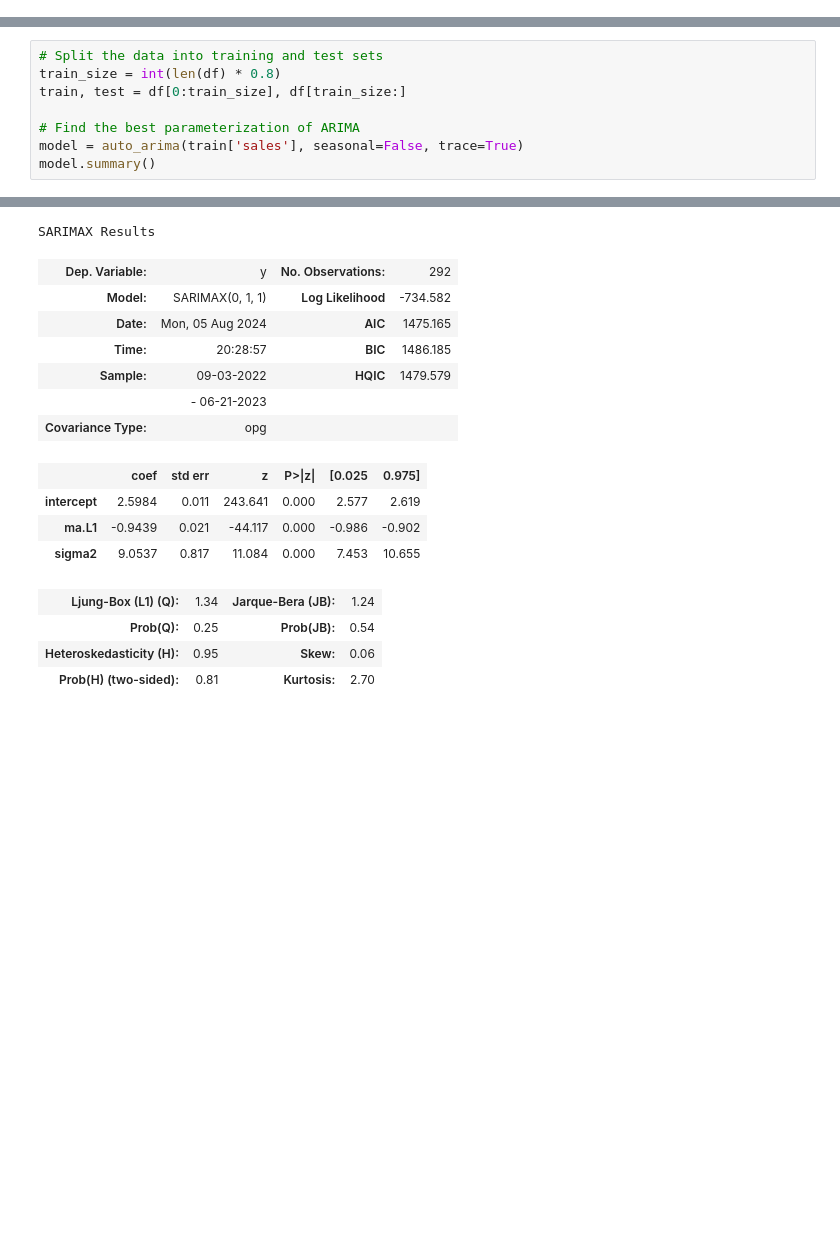
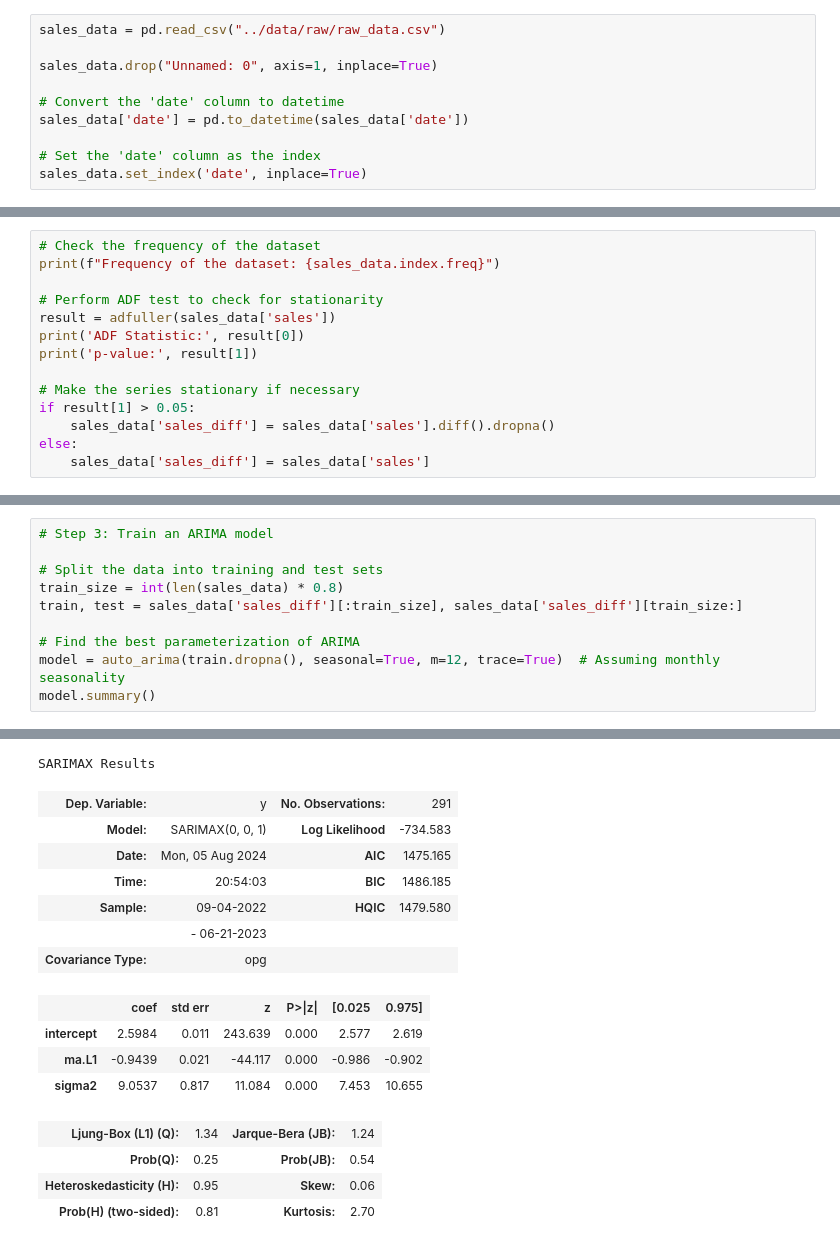
Before and after one commit to Valaery/Time-Series-Forecasting-Project, a Jupyter notebook: src/explore.ipynb, the cells around one changed output, grey strips where cells are left out. Drawn from its saved outputs; the diff is of its cells as text; blank space fills up the shorter version.

Commit message:
attempted sarima and descomposition

```diff
--- a/src/explore.ipynb
+++ b/src/explore.ipynb
@@ -40 +10,11 @@ df
+# %%
+sales_data = pd.read_csv("../data/raw/raw_data.csv")
+
+sales_data.drop("Unnamed: 0", axis=1, inplace=True)
+
+# Convert the 'date' column to datetime
+sales_data['date'] = pd.to_datetime(sales_data['date'])
+
+# Set the 'date' column as the index
+sales_data.set_index('date', inplace=True)
 # %%
@@ -74,0 +31,14 @@ p-value: 0.9861899815311063
+# %%
+# Check the frequency of the dataset
+print(f"Frequency of the dataset: {sales_data.index.freq}")
+
+# Perform ADF test to check for stationarity
+result = adfuller(sales_data['sales'])
+print('ADF Statistic:', result[0])
+print('p-value:', result[1])
+
+# Make the series stationary if necessary
+if result[1] > 0.05:
+    sales_data['sales_diff'] = sales_data['sales'].diff().dropna()
+else:
+    sales_data['sales_diff'] = sales_data['sales']
@@ -75,10 +60,12 @@ p-value: 0.9861899815311063
 # %%
+# Step 3: Train an ARIMA model
+
 # Split the data into training and test sets
-train_size = int(len(df) * 0.8)
-train, test = df[0:train_size], df[train_size:]
+train_size = int(len(sales_data) * 0.8)
+train, test = sales_data['sales_diff'][:train_size], sales_data['sales_diff'][train_size:]
 
 # Find the best parameterization of ARIMA
-model = auto_arima(train['sales'], seasonal=False, trace=True)
+model = auto_arima(train.dropna(), seasonal=True, m=12, trace=True)  # Assuming monthly seasonality
 model.summary()
 # %% [output]
 Performing stepwise search to minimize aic
@@ -97,13 +88,13 @@ Total fit time: 1.144 seconds
 SARIMAX Results
-| Dep. Variable: | y | No. Observations: | 292 |
-| Model: | SARIMAX(0, 1, 1) | Log Likelihood | -734.582 |
+| Dep. Variable: | y | No. Observations: | 291 |
+| Model: | SARIMAX(0, 0, 1) | Log Likelihood | -734.583 |
 | Date: | Mon, 05 Aug 2024 | AIC | 1475.165 |
-| Time: | 20:28:57 | BIC | 1486.185 |
-| Sample: | 09-03-2022 | HQIC | 1479.579 |
+| Time: | 20:54:03 | BIC | 1486.185 |
+| Sample: | 09-04-2022 | HQIC | 1479.580 |
 |  | - 06-21-2023 |  |  |
 | Covariance Type: | opg |  |  |
 |  | coef | std err | z | P>|z| | [0.025 | 0.975] |
-| intercept | 2.5984 | 0.011 | 243.641 | 0.000 | 2.577 | 2.619 |
+| intercept | 2.5984 | 0.011 | 243.639 | 0.000 | 2.577 | 2.619 |
 | ma.L1 | -0.9439 | 0.021 | -44.117 | 0.000 | -0.986 | -0.902 |
 | sigma2 | 9.0537 | 0.817 | 11.084 | 0.000 | 7.453 | 10.655 |
 | Ljung-Box (L1) (Q): | 1.34 | Jarque-Bera (JB): | 1.24 |
```
Also changed, not shown: parts of 16 cells of this notebook, 3 other files.
